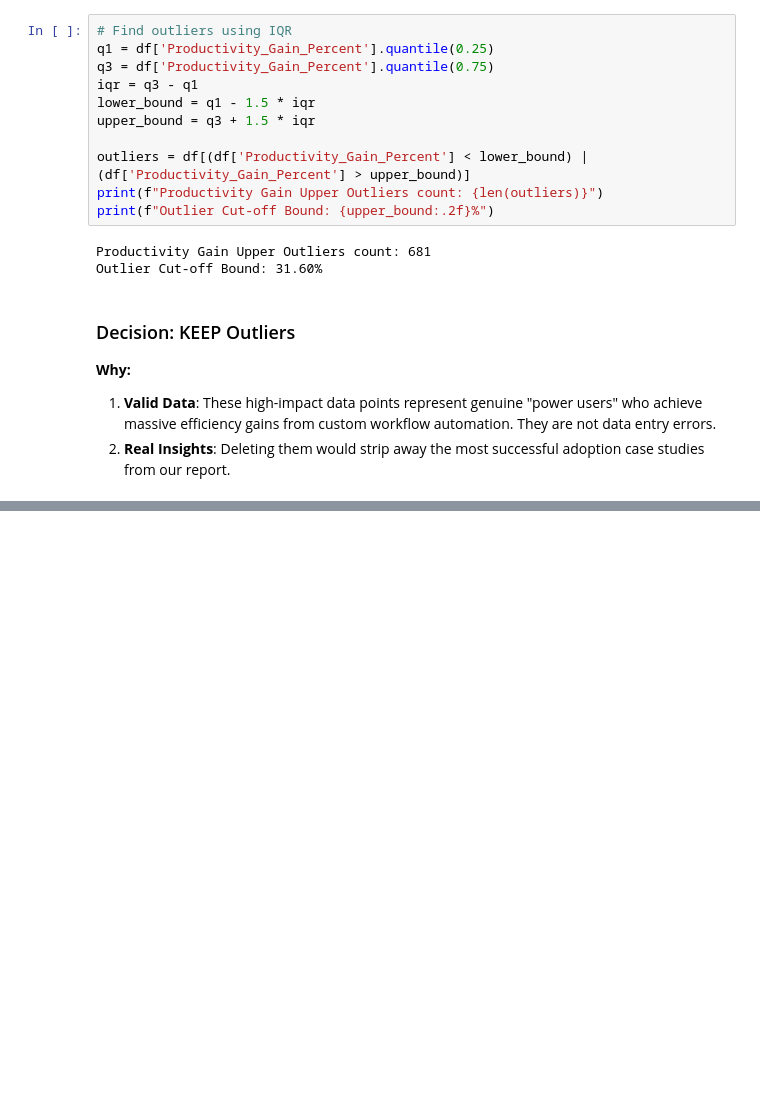
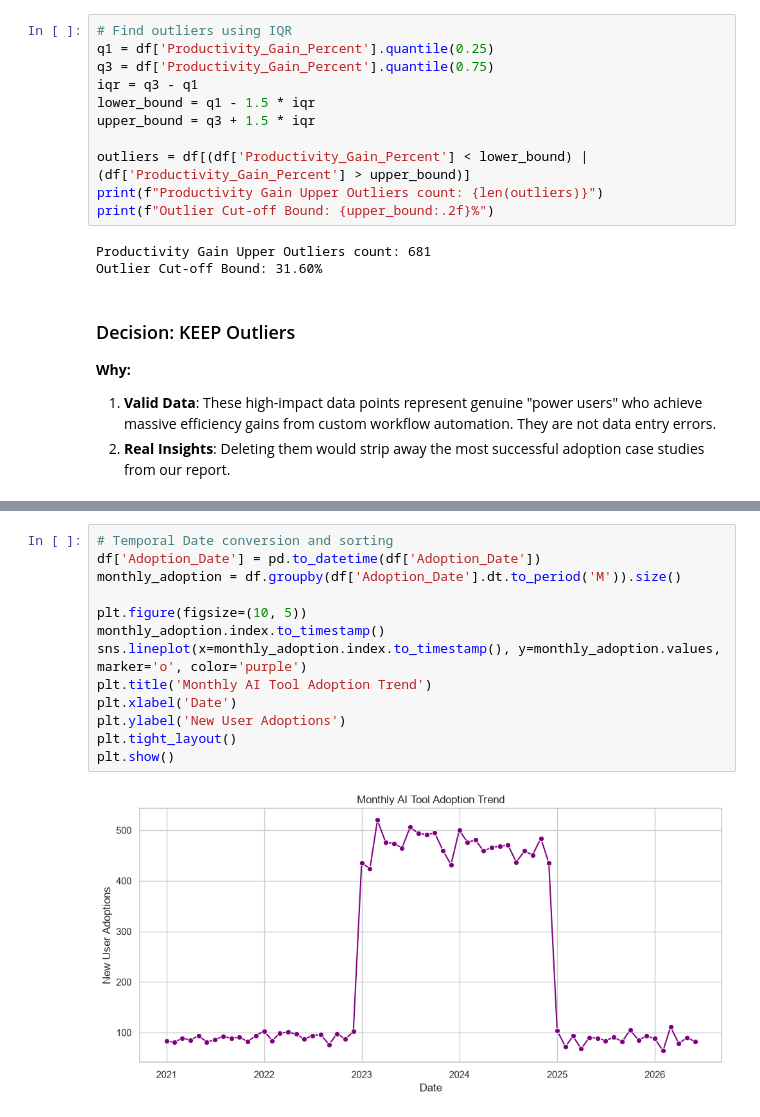
Before and after one commit to vaibhav1874/CodeAlpha_Exploratory-Data-Analysis-EDA-, a Jupyter notebook: CodeAlpha_EDA.ipynb, the cells around one changed output, grey strips where cells are left out. Cells and saved outputs as stored; diff of their text form; blank space fills up the shorter version.

```diff
--- a/CodeAlpha_EDA.ipynb
+++ b/CodeAlpha_EDA.ipynb
@@ -511,0 +516,15 @@ Outlier Cut-off Bound: 31.60%
+# %%
+# Temporal Date conversion and sorting
+df['Adoption_Date'] = pd.to_datetime(df['Adoption_Date'])
+monthly_adoption = df.groupby(df['Adoption_Date'].dt.to_period('M')).size()
+
+plt.figure(figsize=(10, 5))
+monthly_adoption.index.to_timestamp()
+sns.lineplot(x=monthly_adoption.index.to_timestamp(), y=monthly_adoption.values, marker='o', color='purple')
+plt.title('Monthly AI Tool Adoption Trend')
+plt.xlabel('Date')
+plt.ylabel('New User Adoptions')
+plt.tight_layout()
+plt.show()
+# %% [output]
+[figure, added]
```
Also changed, not shown: parts of 9 cells of this notebook.
